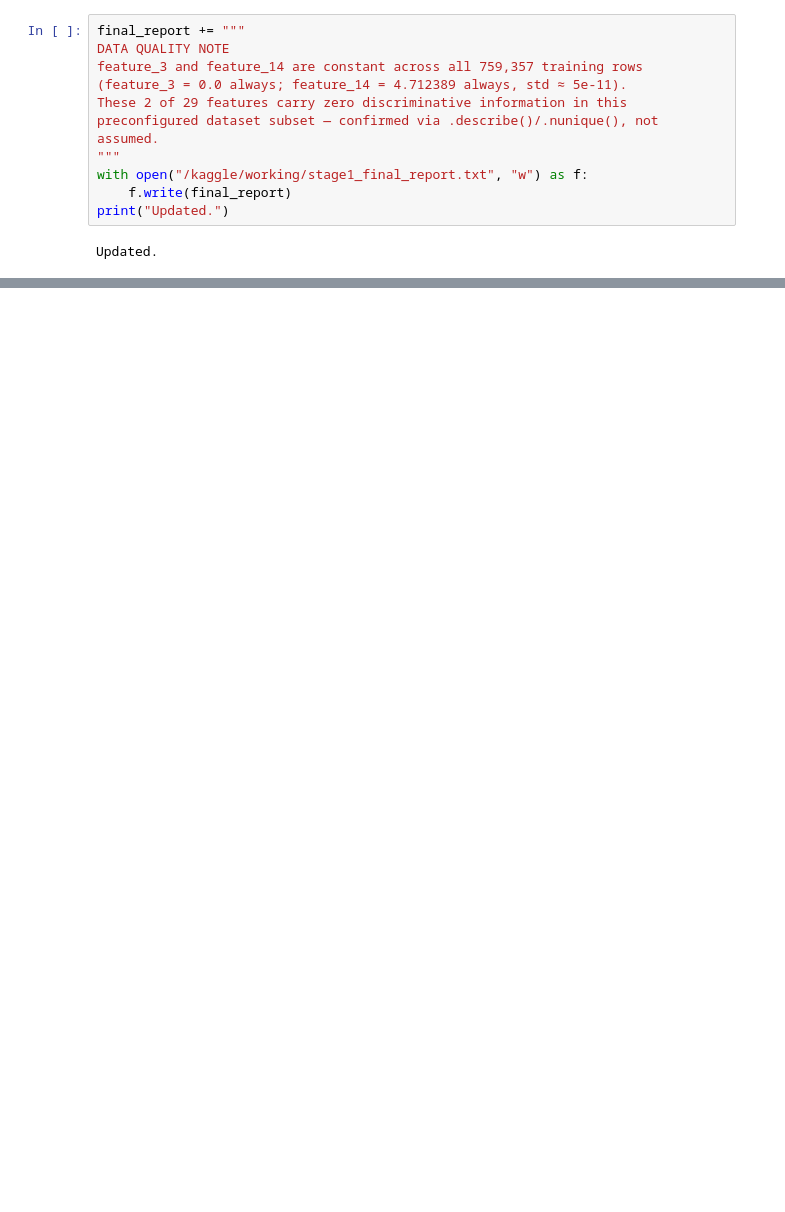
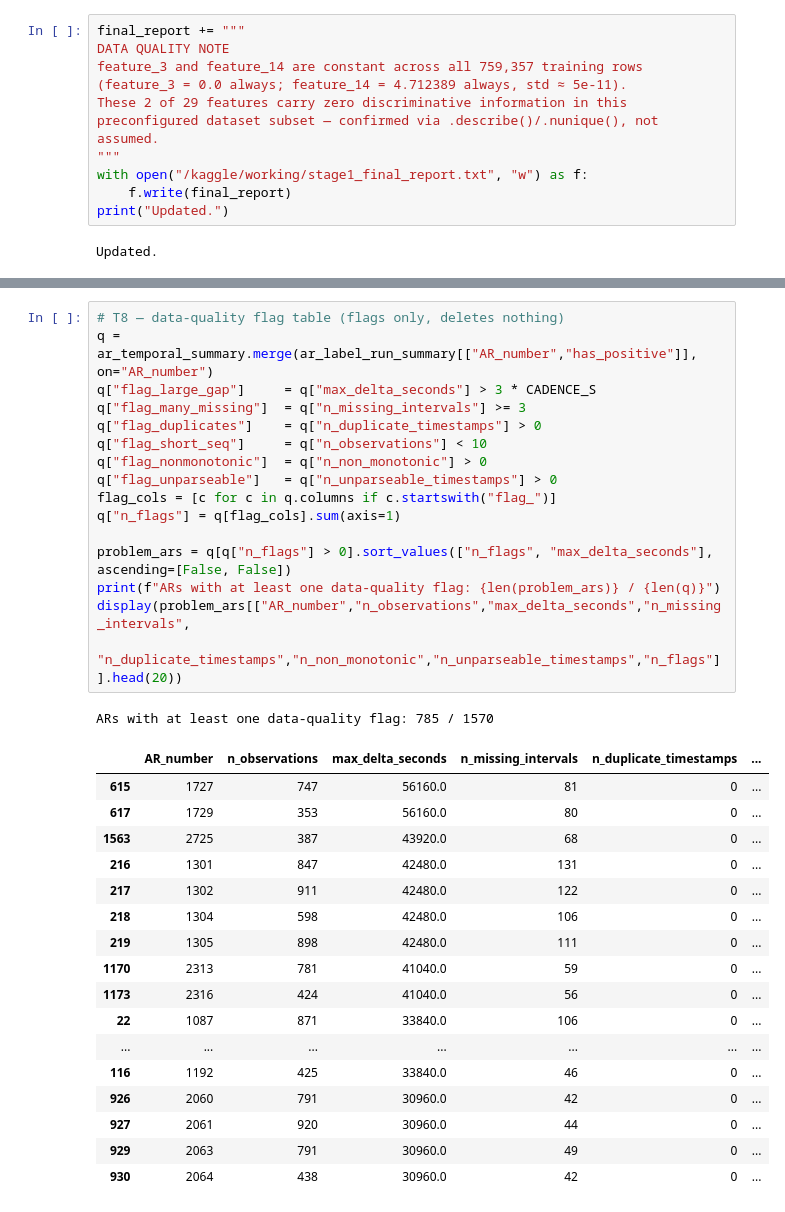
Before and after one commit to EsayasDS/Solar-flare-forecasting, a Jupyter notebook: solar-flare-forecasting.ipynb, the cells around one changed output, grey strips where cells are left out. Cells and saved outputs as stored; diff of their text form; blank space fills up the shorter version.

```diff
--- a/solar-flare-forecasting.ipynb
+++ b/solar-flare-forecasting.ipynb
@@ -1342,0 +992,35 @@ STATUS: Stage 3 complete and locked.
+# %%
+# T8 — data-quality flag table (flags only, deletes nothing)
+q = ar_temporal_summary.merge(ar_label_run_summary[["AR_number","has_positive"]], on="AR_number")
+q["flag_large_gap"]     = q["max_delta_seconds"] > 3 * CADENCE_S
+q["flag_many_missing"]  = q["n_missing_intervals"] >= 3
+q["flag_duplicates"]    = q["n_duplicate_timestamps"] > 0
+q["flag_short_seq"]     = q["n_observations"] < 10
+q["flag_nonmonotonic"]  = q["n_non_monotonic"] > 0
+q["flag_unparseable"]   = q["n_unparseable_timestamps"] > 0
+flag_cols = [c for c in q.columns if c.startswith("flag_")]
+q["n_flags"] = q[flag_cols].sum(axis=1)
+
+problem_ars = q[q["n_flags"] > 0].sort_values(["n_flags", "max_delta_seconds"], ascending=[False, False])
+print(f"ARs with at least one data-quality flag: {len(problem_ars)} / {len(q)}")
+display(problem_ars[["AR_number","n_observations","max_delta_seconds","n_missing_intervals",
+                      "n_duplicate_timestamps","n_non_monotonic","n_unparseable_timestamps","n_flags"]].head(20))
+# %% [output]
+ARs with at least one data-quality flag: 785 / 1570
+|  | AR_number | n_observations | max_delta_seconds | n_missing_intervals | n_duplicate_timestamps | ... |
+| 615 | 1727 | 747 | 56160.0 | 81 | 0 | ... |
+| 617 | 1729 | 353 | 56160.0 | 80 | 0 | ... |
+| 1563 | 2725 | 387 | 43920.0 | 68 | 0 | ... |
+| 216 | 1301 | 847 | 42480.0 | 131 | 0 | ... |
+| 217 | 1302 | 911 | 42480.0 | 122 | 0 | ... |
+| 218 | 1304 | 598 | 42480.0 | 106 | 0 | ... |
+| 219 | 1305 | 898 | 42480.0 | 111 | 0 | ... |
+| 1170 | 2313 | 781 | 41040.0 | 59 | 0 | ... |
+| 1173 | 2316 | 424 | 41040.0 | 56 | 0 | ... |
+| 22 | 1087 | 871 | 33840.0 | 106 | 0 | ... |
+| ... | ... | ... | ... | ... | ... | ... |
+| 116 | 1192 | 425 | 33840.0 | 46 | 0 | ... |
+| 926 | 2060 | 791 | 30960.0 | 42 | 0 | ... |
+| 927 | 2061 | 920 | 30960.0 | 44 | 0 | ... |
+| 929 | 2063 | 791 | 30960.0 | 49 | 0 | ... |
+| 930 | 2064 | 438 | 30960.0 | 42 | 0 | ... |
```
Also changed, not shown: parts of 55 cells of this notebook.
